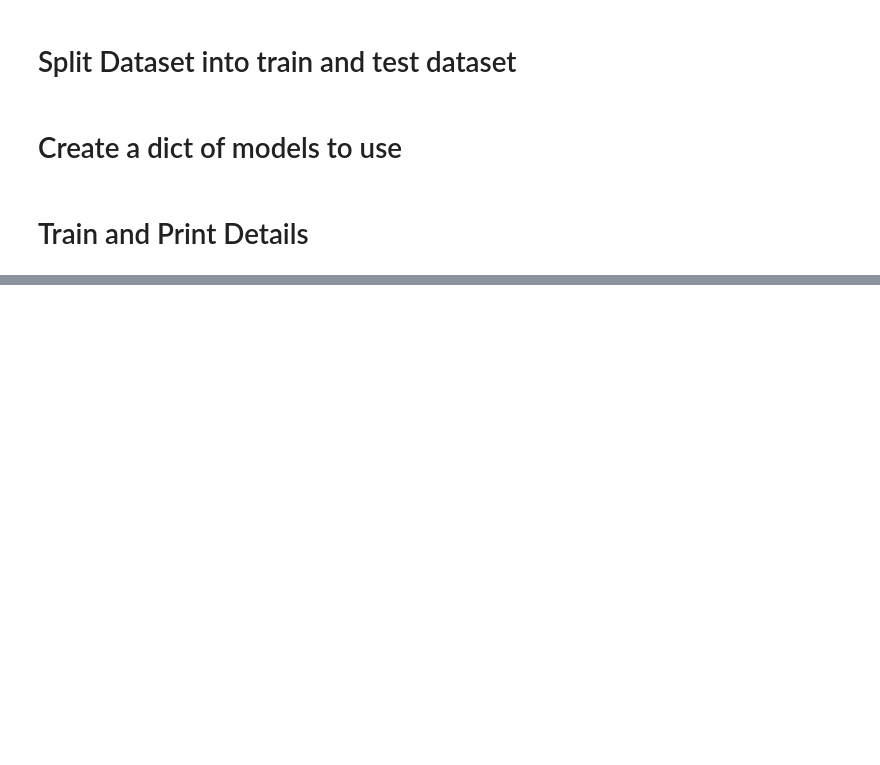
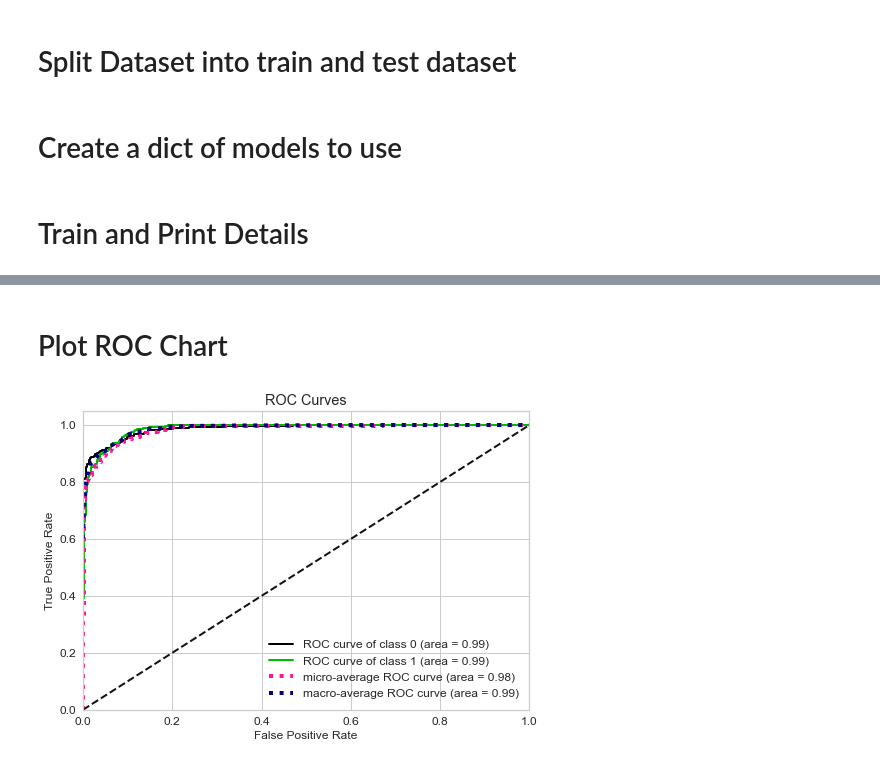
Before and after one commit to SushilsivaramGCU/Capstone, a Jupyter notebook: race.ipynb, the cells around one changed output, grey strips where cells are left out. Cells and saved outputs as stored; diff of their text form; code cells hidden in the pictures; blank space fills up the shorter version.

Commit message:
Added ROC Chart

```diff
--- a/race.ipynb
+++ b/race.ipynb
@@ -154,8 +154,16 @@ def plotting(dataSetUp, state):
     plt.ylabel('ave_fam_size')
     plt.grid(axis='y', alpha=0.5)
     scattermedian_income.figure.savefig(f'.\outputs\scatterMedianIncomeVSFamilySize{state}.png')
+    plt.figure()
 
-    plt.figure()
+def rocChart():
+    X_train, X_test, y_train, y_test = train_test_split(X, y, test_size=0.33)
+    nb = GaussianNB()
+    nb.fit(X_train, y_train)
+    predicted_probas = nb.predict_proba(X_test)
+    skplt.metrics.plot_roc(y_test, predicted_probas)
+    plt.show()
+
 
 
 # scattermedian_income = dataSetUp.plot.scatter(c='DarkBlue', x='ave_fam_size', y = 'race_eth_code' )
@@ -472,3 +480,9 @@ weighted avg       0.98      0.98      0.98       644
 ****
 End of Model
 ****
+# %% [markdown]
+# Plot ROC Chart
+# %%
+rocChart()
+# %% [output]
+[figure, added]
```
Also changed, not shown: parts of 1 cell of this notebook.
